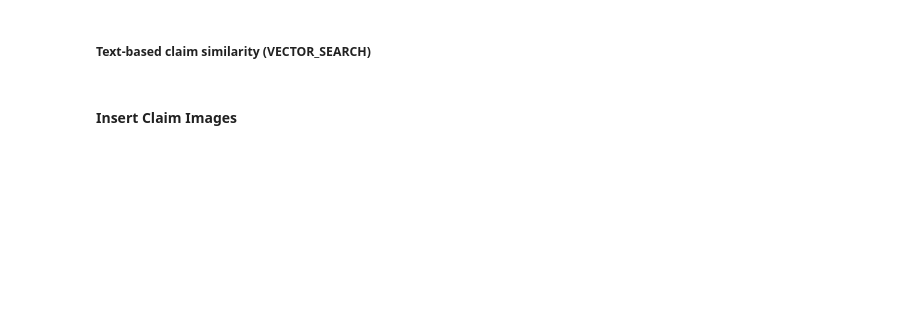
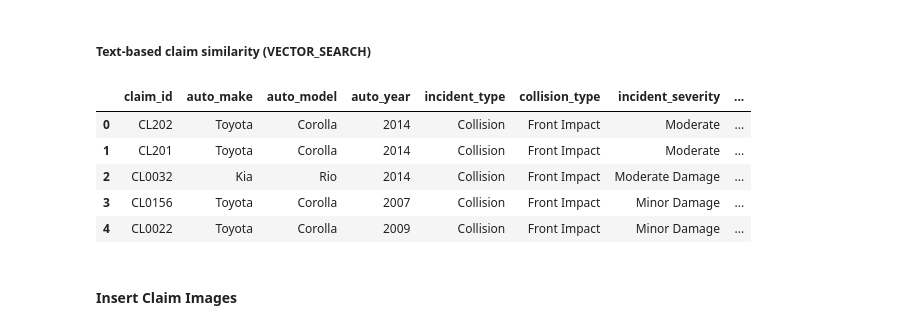
Before and after one commit to hongdnn/claimwise_ai, a Jupyter notebook: Viet_Data_Pioneers_Writeup.ipynb, the cells around one changed output. Saved outputs shown, nothing was run; the diff lists cells and outputs as text; code cells hidden in the pictures; blank space fills up the shorter version.

```diff
--- a/Viet_Data_Pioneers_Writeup.ipynb
+++ b/Viet_Data_Pioneers_Writeup.ipynb
@@ -436,23 +401,23 @@ bucket_name = "gs://claim_medias"  # Target GCS bucket
 new_record = {
   "meta": {
     "claim_status": "Pending",
-    "customer_id": "CUST789012",
-    "customer_birth_year": 1979,
-    "policy_id": "POL456321",
-    "insured_zip": "67890",
-    "auto_make": "Ford",
-    "auto_model": "Focus",
-    "auto_year": 2017,
-    "incident_date": "2025-09-15",
-    "incident_type": "Vandalism",
-    "collision_type": "Rear Impact",
-    "incident_severity": "Low",
-    "incident_state": "BC",
-    "incident_city": "Vancouver",
-    "incident_location": "Granville St & 5th Ave",
-    "total_claim_amount": 3200.00,
+    "customer_id": "CUST654321",
+    "customer_birth_year": 1985,
+    "policy_id": "POL123789",
+    "insured_zip": "54321",
+    "auto_make": "Toyota",
+    "auto_model": "Corolla",
+    "auto_year": 2014,
+    "incident_date": "2025-09-20",
+    "incident_type": "Collision",
+    "collision_type": "Front Impact",
+    "incident_severity": "Moderate",
+    "incident_state": "ON",
+    "incident_city": "Toronto",
+    "incident_location": "Bay St & King St",
+    "total_claim_amount": 4800.00,
     "fraud_reported": "N"
-  },
+  }
 }
 # %% [markdown]
 #### Insert Claim text
@@ -542,6 +511,7 @@ else:
 # %% [markdown]
 ##### Text-based claim similarity (VECTOR_SEARCH)
 # %%
+# Perform a vector similarity search to find the top 10 most similar historical claims.
 search_query = f"""
 SELECT
   base.claim_id,
@@ -555,38 +525,45 @@ SELECT
   distance
 FROM VECTOR_SEARCH(
     (
-      -- Filtered base table: only rows with correct embedding dimension
       SELECT *
       FROM `claimwise_db.claims`
       WHERE text_embedding IS NOT NULL
         AND ARRAY_LENGTH(text_embedding) > 0
     ),
     'text_embedding',
     (
       SELECT
         ml_generate_embedding_result,
         content AS query
       FROM ML.GENERATE_EMBEDDING(
         MODEL `claimwise_db.text_embedding_model`,
         (
           SELECT CONCAT(
             {q(struct_data["auto_make"])}, ' ',
             {q(struct_data["auto_model"])}, ' ',
             {q(struct_data["auto_year"])}, ' ',
             {q(struct_data["incident_type"])}, ' ',
             {q(struct_data["collision_type"])}, ' ',
-            {q(struct_data["incident_severity"])}
-          ) AS content
+            {q(struct_data["incident_severity"])}) AS content
         )
       )
     ),
     top_k => 10
 )
+WHERE base.claim_id != '{claim_id}'
 ORDER BY distance ASC;
 """
 
+# Execute the query and load results into a DataFrame
 df = client.query(search_query).to_dataframe()
 df.head()
+# %% [output]
+|  | claim_id | auto_make | auto_model | auto_year | incident_type | collision_type | incident_severity | ... |
+| 0 | CL202 | Toyota | Corolla | 2014 | Collision | Front Impact | Moderate | ... |
+| 1 | CL201 | Toyota | Corolla | 2014 | Collision | Front Impact | Moderate | ... |
+| 2 | CL0032 | Kia | Rio | 2014 | Collision | Front Impact | Moderate Damage | ... |
+| 3 | CL0156 | Toyota | Corolla | 2007 | Collision | Front Impact | Minor Damage | ... |
+| 4 | CL0022 | Toyota | Corolla | 2009 | Collision | Front Impact | Minor Damage | ... |
 # %% [markdown]
 #### Insert Claim Images
 # %%
```
Also changed, not shown: parts of 52 cells of this notebook, 1 other file.
